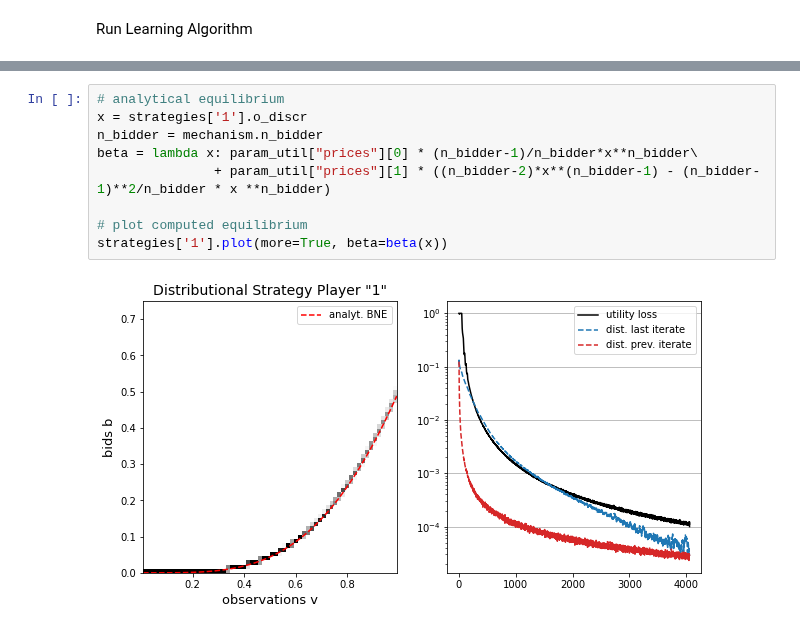
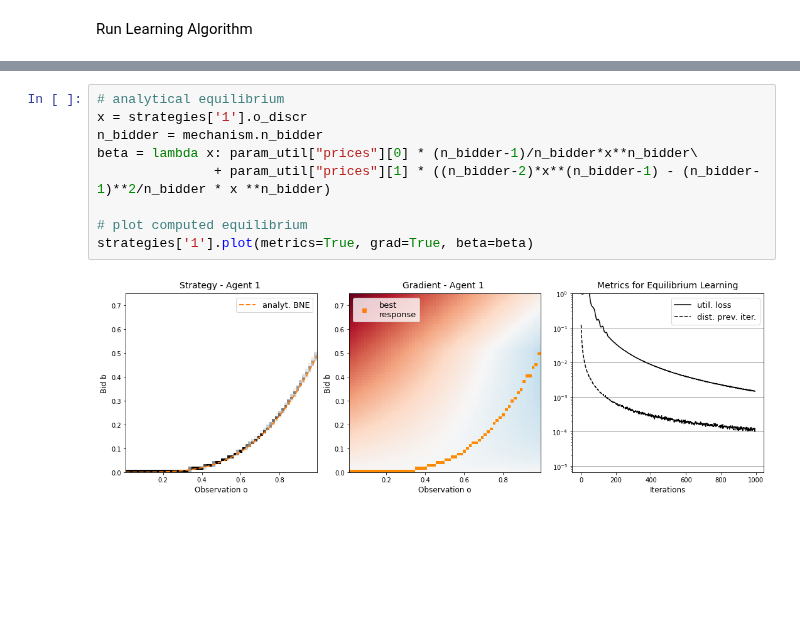
Before and after one commit to MOberlechner/soda, a Jupyter notebook: notebooks/examples/crowdsourcing.ipynb, the cells around one changed output, grey strips where cells are left out. Cells and saved outputs as stored; diff of their text form; blank space fills up the shorter version.

```diff
--- a/notebooks/examples/crowdsourcing.ipynb
+++ b/notebooks/examples/crowdsourcing.ipynb
@@ -69,11 +70,11 @@ IndexError: list index out of range
 # %%
 # analytical equilibrium
 x = strategies['1'].o_discr
 n_bidder = mechanism.n_bidder
 beta = lambda x: param_util["prices"][0] * (n_bidder-1)/n_bidder*x**n_bidder\
                + param_util["prices"][1] * ((n_bidder-2)*x**(n_bidder-1) - (n_bidder-1)**2/n_bidder * x **n_bidder)
 
 # plot computed equilibrium
-strategies['1'].plot(more=True, beta=beta(x))
+strategies['1'].plot(metrics=True, grad=True, beta=beta)
 # %% [output]
-[figure, old version]
+[figure, new version]
```
Also changed, not shown: parts of 1 cell of this notebook, 4 other files.
